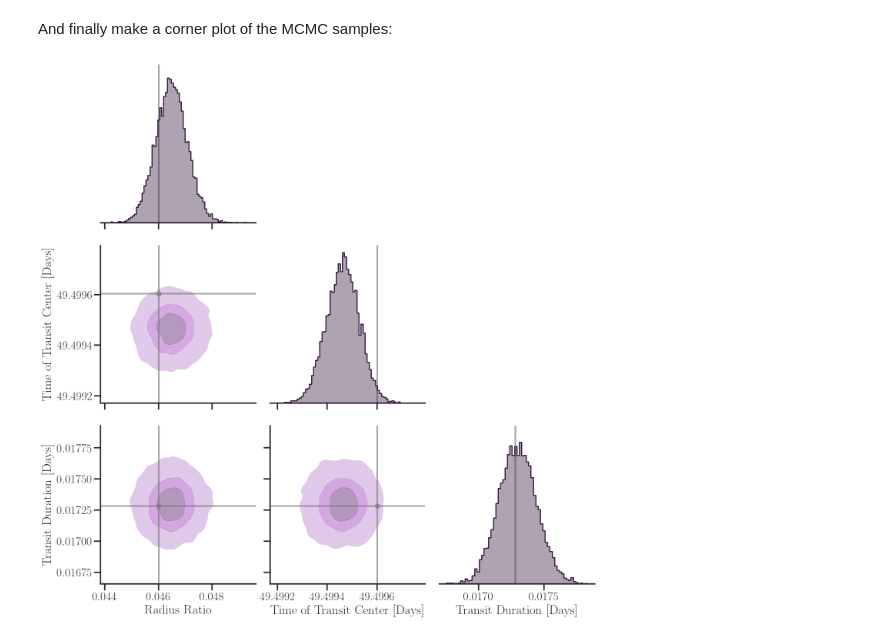
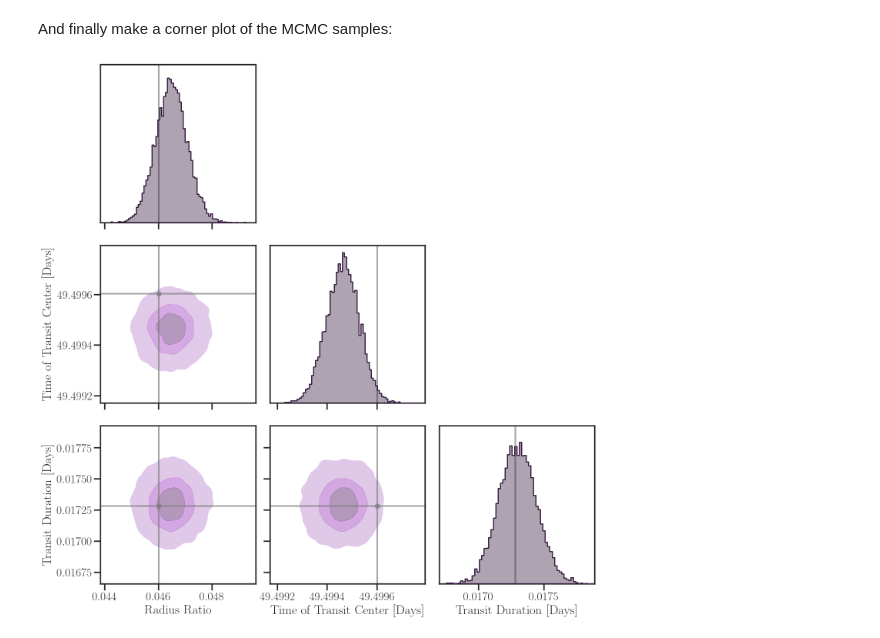
Before and after one commit to ChrisBoettner/gallifrey, a Jupyter notebook: docs/transit.ipynb, the cells around one changed output. Drawn from its saved outputs; the diff is of its cells as text; code cells hidden in the pictures.

```diff
--- a/docs/transit.ipynb
+++ b/docs/transit.ipynb
@@ -396,41 +432,46 @@ corner_plot = sns.pairplot(
     kind="kde",
     diag_kws={"element": "step", "alpha": 0.4},
     plot_kws={"fill": True, "alpha": 0.6, "levels": 4},
+    grid_kws={"despine": False},
     height=5,
 )
 # disable scientific notation
 for ax in corner_plot.axes.flatten():
     if ax is not None:
         ax.ticklabel_format(useOffset=False, style="plain")
 
 # add ground truth
-ground_truth = [0.046013, 49.499602, 0.01728]
+ground_truth = {
+    "Radius Ratio": 0.046013,
+    "Time of Transit Center [Days]": 49.499602,
+    "Transit Duration [Days]": 0.01728,
+}
 for i in range(3):
     for j in range(3):
         if corner_plot.axes[i, j]:
             corner_plot.axes[i, j].axvline(
-                ground_truth[j],
+                list(ground_truth.values())[j],
                 color="grey",
                 alpha=0.7,
                 linewidth=3,
             )
             if i != j:
                 corner_plot.axes[i, j].axhline(
-                    ground_truth[i],
+                    list(ground_truth.values())[i],
                     color="grey",
                     alpha=0.7,
                     linewidth=3,
                 )
                 corner_plot.axes[i, j].scatter(
-                    ground_truth[j],
-                    ground_truth[i],
+                    list(ground_truth.values())[j],
+                    list(ground_truth.values())[i],
                     color="grey",
                     alpha=0.7,
                     s=60,
                 )
 
 
 if save_figures:
     plt.savefig(figure_directory / "corner_plot.pdf", bbox_inches="tight")
 # %% [output]
-[figure, old version]
+[figure, new version]
```
Also changed, not shown: parts of 6 cells of this notebook, 26 other files.
